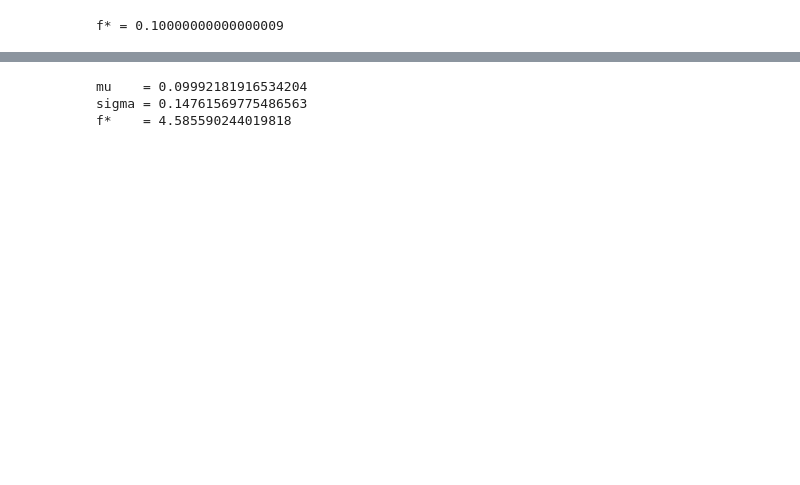
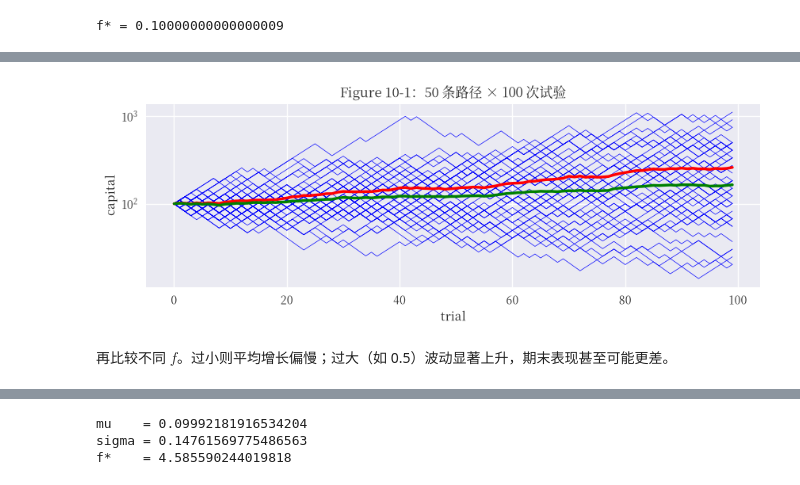
Before and after one commit to zhaojinting2020/quant-trading-learning-path, a Jupyter notebook: attachments/Python-算法交易学习笔记-Cpv4djLFwoWd2CxiXgsc4laSn2f/code/Capital_Management_Kelly.ipynb, the cells around one changed output, grey strips where cells are left out. Cells and saved outputs as stored; diff of their text form; code cells hidden in the pictures; blank space fills up the shorter version.

```diff
--- a/attachments/Python-算法交易学习笔记-Cpv4djLFwoWd2CxiXgsc4laSn2f/code/Capital_Management_Kelly.ipynb
+++ b/attachments/Python-算法交易学习笔记-Cpv4djLFwoWd2CxiXgsc4laSn2f/code/Capital_Management_Kelly.ipynb
@@ -96,16 +27,0 @@ f* = 0.10000000000000009
-# %%
-def run_simulation(f):
-    c = np.zeros((n, I))          # 存放仿真结果
-    c[0] = 100                    # 初始资本
-    for i in range(I):            # 外层：第 i 条路径
-        for t in range(1, n):     # 内层：第 t 期
-            o = np.random.binomial(1, p)  # 掷硬币：1=正面，0=反面
-            if o > 0:
-                c[t, i] = (1 + f) * c[t - 1, i]   # 赢：加上赢利比例
-            else:
-                c[t, i] = (1 - f) * c[t - 1, i]   # 输：扣掉下注比例
-    return c
-
-
-c_1 = run_simulation(f)
-print(c_1.round(2))              # 书中 Out[10]：形状 (100, 50)
@@ -134,0 +31,19 @@ plt.show()
+# %%
+def run_simulation(f):
+    """I 条路径、每条 n 个时点；第 0 期资本 100，其后赢乘 1+f、输乘 1-f。"""
+    win = np.random.random((n - 1, I)) < p  # 行是时间，列是路径
+    factor = np.where(win, 1 + f, 1 - f)
+    c = np.empty((n, I))
+    c[0] = 100
+    c[1:] = 100 * np.cumprod(factor, axis=0)
+    return c
+
+
+def path_geomean(c):
+    """各时点跨路径几何平均：exp(mean(log c))，对齐 Kelly 的 E[log c]。"""
+    return np.exp(np.log(c).mean(axis=1))
+
+
+def path_arimean(c):
+    """各时点跨路径算术平均：c.mean(axis=1)。书中 Figure 10-1/10-2 用此函数。"""
+    return c.mean(axis=1)
@@ -134,0 +61,14 @@ plt.show()
+# %%
+plt.figure(figsize=(10, 3))
+plt.plot(c_1, "b", lw=0.5)                         # plot 50 条路径
+plt.plot(path_arimean(c_1), "r", lw=2.5)           # 红线：算术平均
+plt.plot(path_geomean(c_1), "g", lw=2.5)           # 绿线：几何平均
+plt.title("Figure 10-1：50 条路径 × 100 次试验")
+plt.xlabel("trial")
+plt.ylabel("capital")
+plt.yscale("log")
+plt.show()
+# %% [output]
+[figure, added]
+# %% [markdown]
+再比较不同 $f$。过小则平均增长偏慢；过大（如 0.5）波动显著上升，期末表现甚至可能更差。
```
Also changed, not shown: parts of 25 cells of this notebook, 6 other files.
